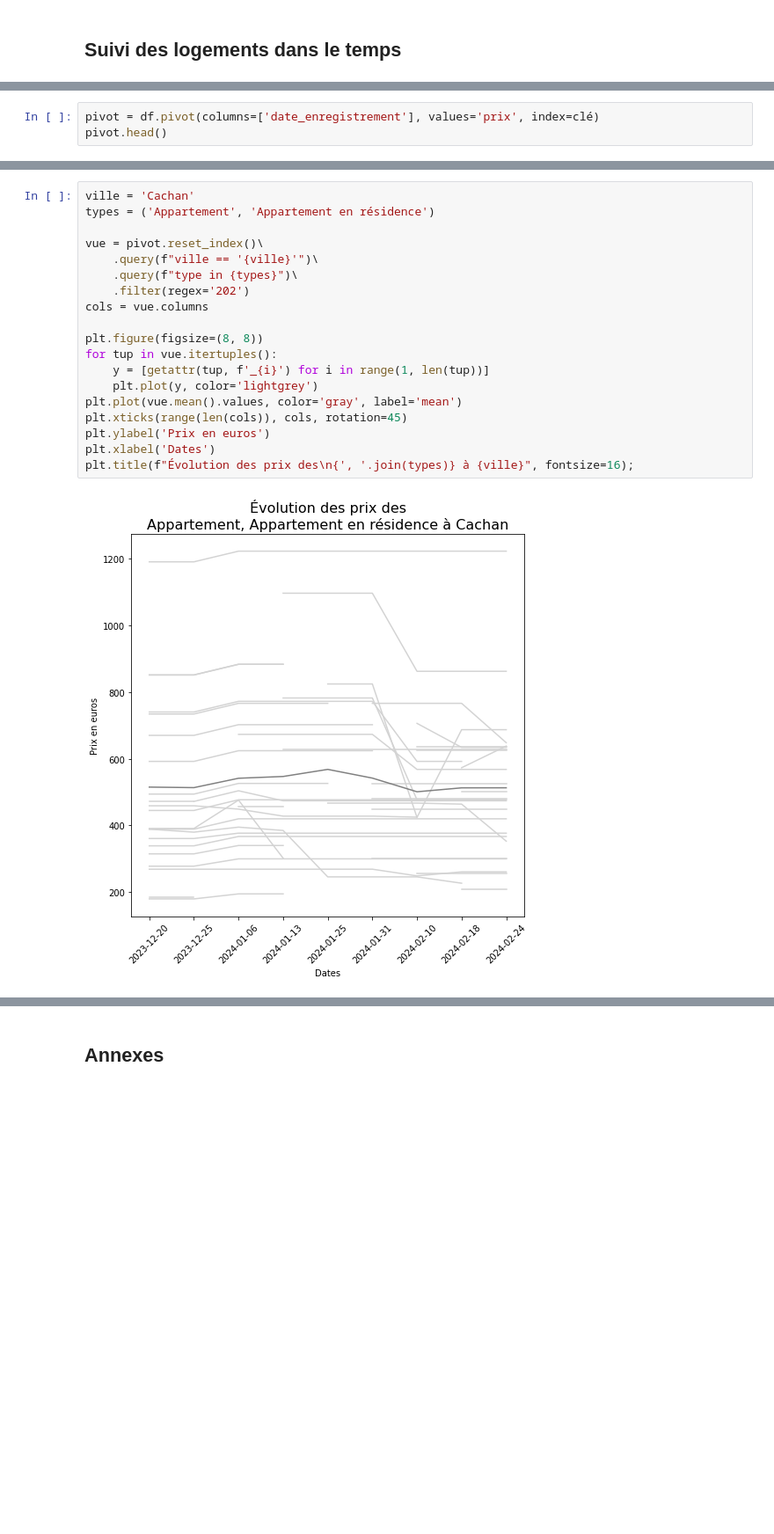
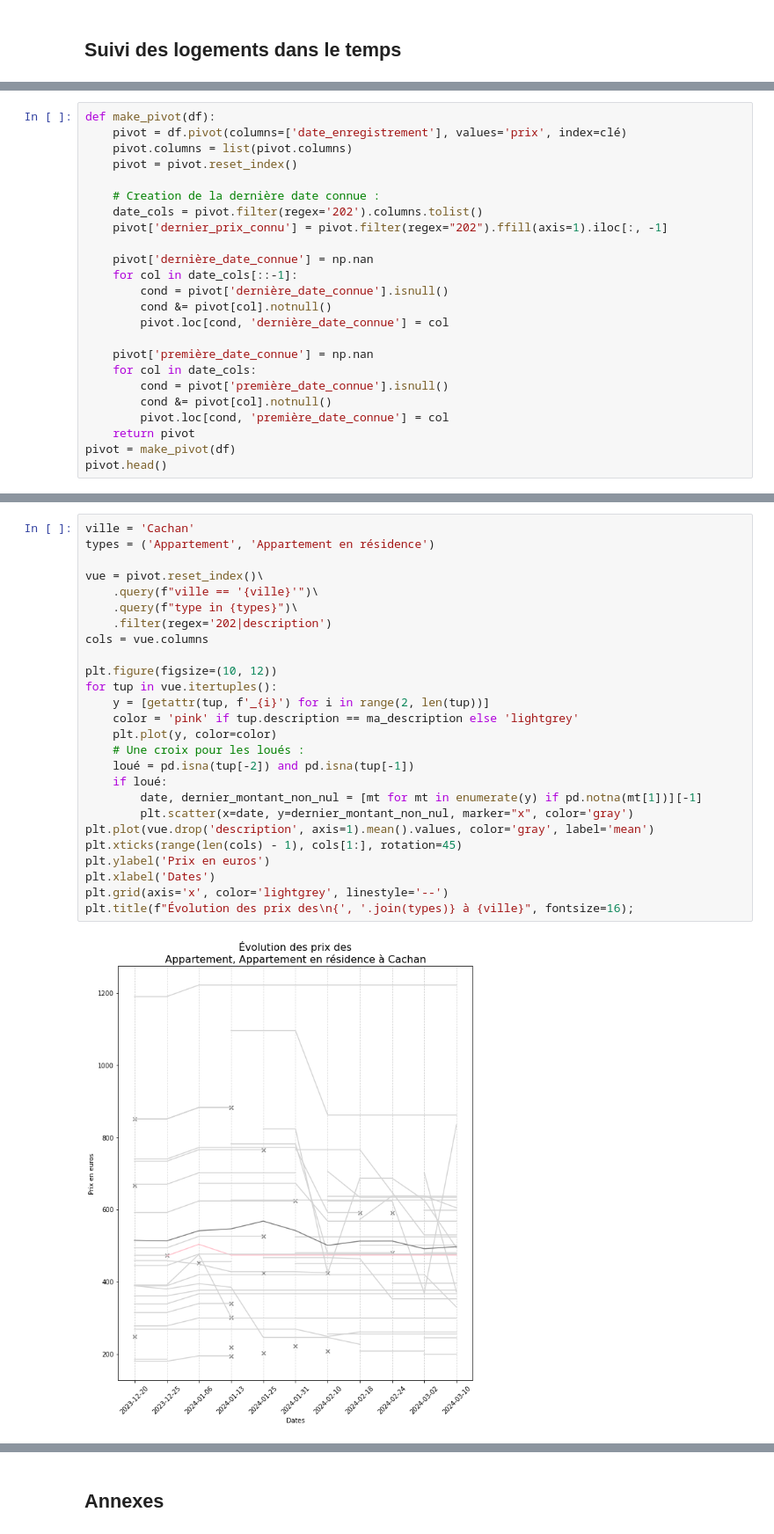
Before and after one commit to PierreDesmet/AirBNB_JO_2024, a Jupyter notebook: Analyses.ipynb, the cells around one changed output, grey strips where cells are left out. Shown at 88% size. Drawn from its saved outputs; the diff is of its cells as text; blank space fills up the shorter version.

```diff
--- a/Analyses.ipynb
+++ b/Analyses.ipynb
@@ -97,4 +113,25 @@ df.sample(3)
 # %%
-pivot = df.pivot(columns=['date_enregistrement'], values='prix', index=clé)
+def make_pivot(df):
+    pivot = df.pivot(columns=['date_enregistrement'], values='prix', index=clé)
+    pivot.columns = list(pivot.columns)
+    pivot = pivot.reset_index()
+
+    # Creation de la dernière date connue :
+    date_cols = pivot.filter(regex='202').columns.tolist()
+    pivot['dernier_prix_connu'] = pivot.filter(regex="202").ffill(axis=1).iloc[:, -1]
+
+    pivot['dernière_date_connue'] = np.nan
+    for col in date_cols[::-1]:
+        cond = pivot['dernière_date_connue'].isnull()
+        cond &= pivot[col].notnull()
+        pivot.loc[cond, 'dernière_date_connue'] = col
+
+    pivot['première_date_connue'] = np.nan
+    for col in date_cols:
+        cond = pivot['première_date_connue'].isnull()
+        cond &= pivot[col].notnull()
+        pivot.loc[cond, 'première_date_connue'] = col
+    return pivot
+pivot = make_pivot(df)
 pivot.head()
 # %% [output]
@@ -158,21 +215,28 @@ cachanais_qui_ont_modifié_leur_prix(pivot)
 # %%
 ville = 'Cachan'
 types = ('Appartement', 'Appartement en résidence')
 
 vue = pivot.reset_index()\
     .query(f"ville == '{ville}'")\
     .query(f"type in {types}")\
-    .filter(regex='202')
+    .filter(regex='202|description')
 cols = vue.columns
 
-plt.figure(figsize=(8, 8))
+plt.figure(figsize=(10, 12))
 for tup in vue.itertuples():
-    y = [getattr(tup, f'_{i}') for i in range(1, len(tup))]
-    plt.plot(y, color='lightgrey')
-plt.plot(vue.mean().values, color='gray', label='mean')
-plt.xticks(range(len(cols)), cols, rotation=45)
+    y = [getattr(tup, f'_{i}') for i in range(2, len(tup))]
+    color = 'pink' if tup.description == ma_description else 'lightgrey'
+    plt.plot(y, color=color)
+    # Une croix pour les loués :
+    loué = pd.isna(tup[-2]) and pd.isna(tup[-1])
+    if loué:
+        date, dernier_montant_non_nul = [mt for mt in enumerate(y) if pd.notna(mt[1])][-1]
+        plt.scatter(x=date, y=dernier_montant_non_nul, marker="x", color='gray')
+plt.plot(vue.drop('description', axis=1).mean().values, color='gray', label='mean')
+plt.xticks(range(len(cols) - 1), cols[1:], rotation=45)
 plt.ylabel('Prix en euros')
 plt.xlabel('Dates')
+plt.grid(axis='x', color='lightgrey', linestyle='--')
 plt.title(f"Évolution des prix des\n{', '.join(types)} à {ville}", fontsize=16);
 # %% [output]
-[figure, old version]
+[figure, new version]
```
Also changed, not shown: parts of 14 cells of this notebook, 2 other files.
